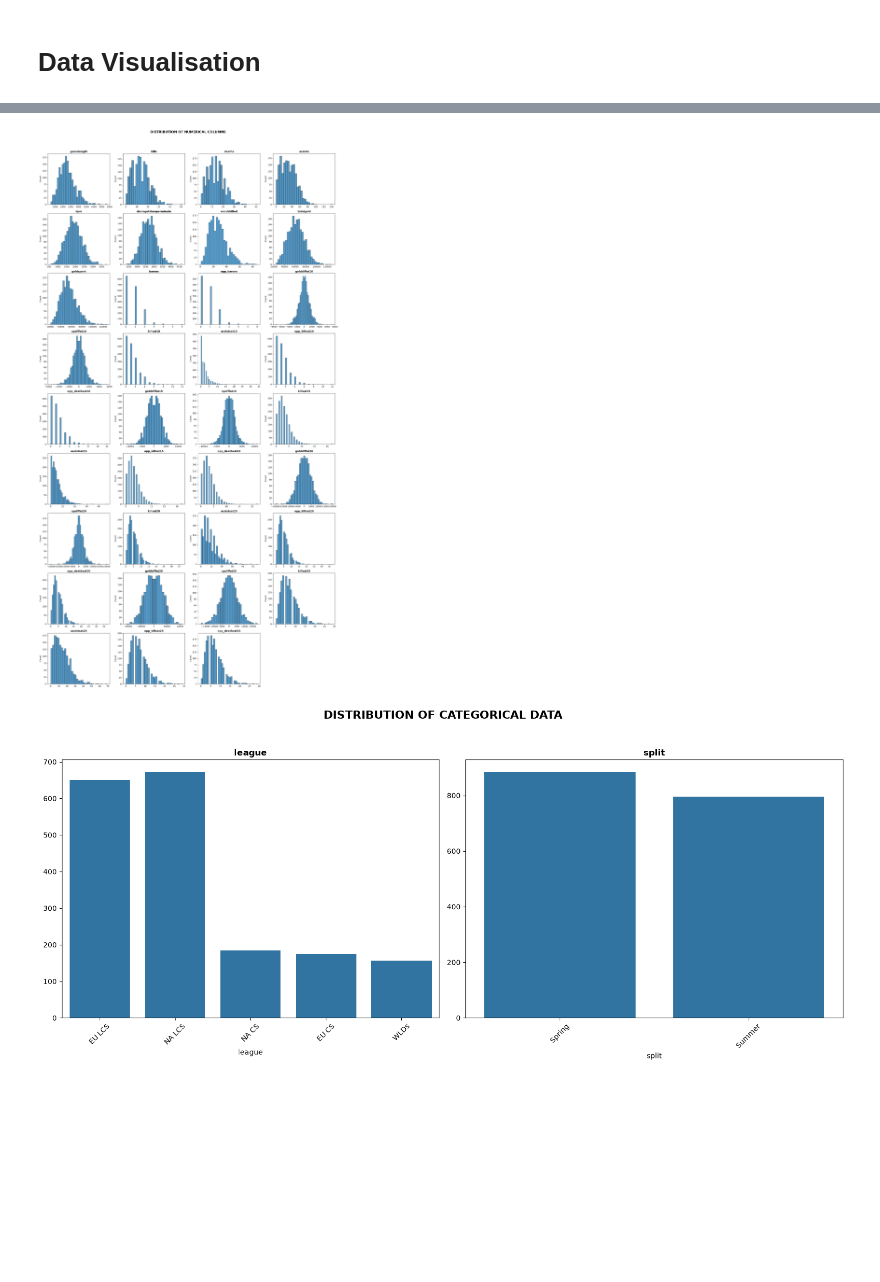
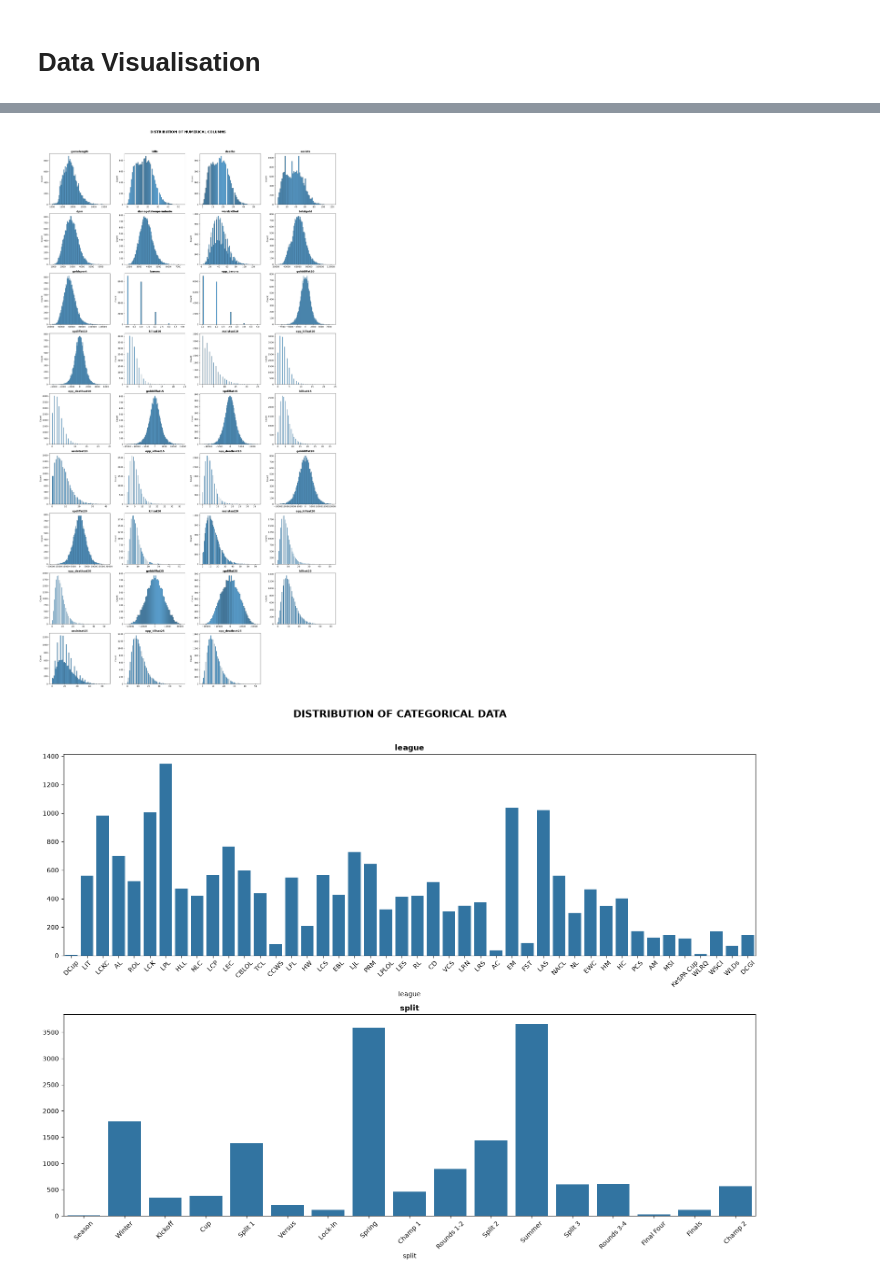
Before and after one commit to jkpjr/lol-esports-pickems-predictor, a Jupyter notebook: exploratory_data_analysis.ipynb, the cells around one changed output, grey strips where cells are left out. Cells and saved outputs as stored; diff of their text form; code cells hidden in the pictures; blank space fills up the shorter version.

```diff
--- a/exploratory_data_analysis.ipynb
+++ b/exploratory_data_analysis.ipynb
@@ -16,7 +16,7 @@ Load data and select features with an SQL query through the duckdb.
 # %%
 """
 Adjust list based on the features considered.
-Knowing what columns should be included requires domain knowledge of League of Legends Esports.
+Knowing what columns to include is based on domain knowledge of League of Legends Esports.
 Refer to the original source database by Oracke's Elixir by Tim Sevenhuysen.
 """
 cols_to_include = ['gameid', 'league', 'year', 'split', 'patch',
@@ -31,7 +31,7 @@ cols_to_include = ['gameid', 'league', 'year', 'split', 'patch',
                    ]
 
 db = 'lol_predictors.duckdb'
-df_selected = "df_2014" # temporarily hardcoded df name
+df_selected = "df_2026" # temporarily hardcoded df name
 df = data_selection(df_selected, cols_to_include, db)
 # %% [markdown]
 ### Data Overview
@@ -177,11 +177,11 @@ visualize_outliers(df, numcols_to_drop, nrows=10, ncols=4, figsize=(20, 40))
 # %%
 visualize_num_distribution(df, numcols_to_drop, nrows=10, ncols=4, figsize=(20, 40))
 # %% [output]
-[figure, old version]
+[figure, new version]
 # %%
-visualize_cat_distribution(df, catcols_to_drop, nrows=2, ncols=2)
+visualize_cat_distribution(df, catcols_to_drop, nrows=2, ncols=1)
 # %% [output]
-[figure, old version]
+[figure, new version]
 # %%
 # Separate visualization for team names distribution
 team_order = df["teamname"].value_counts().index
```
Also changed, not shown: parts of 8 cells of this notebook, 6 other files.
